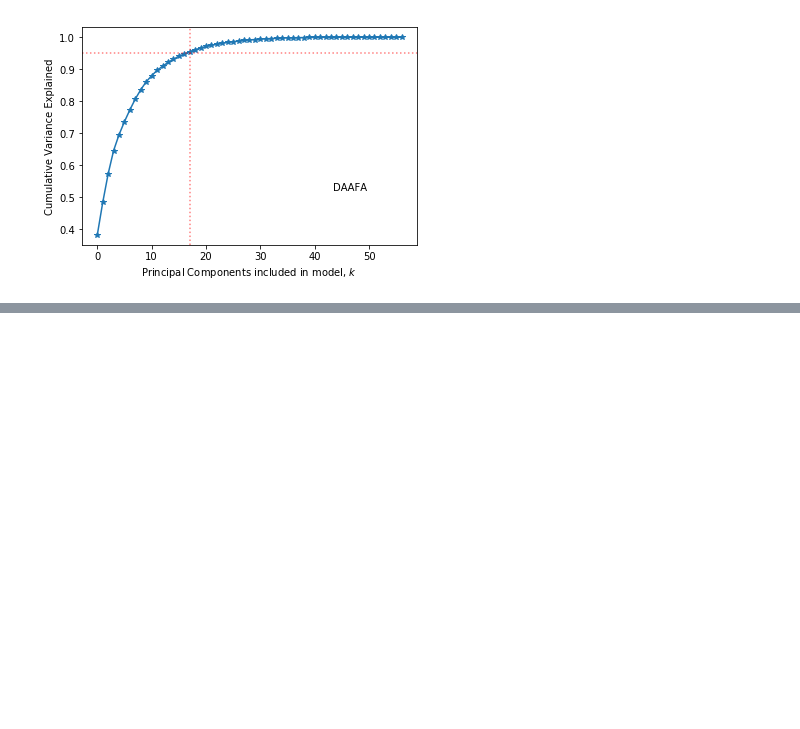
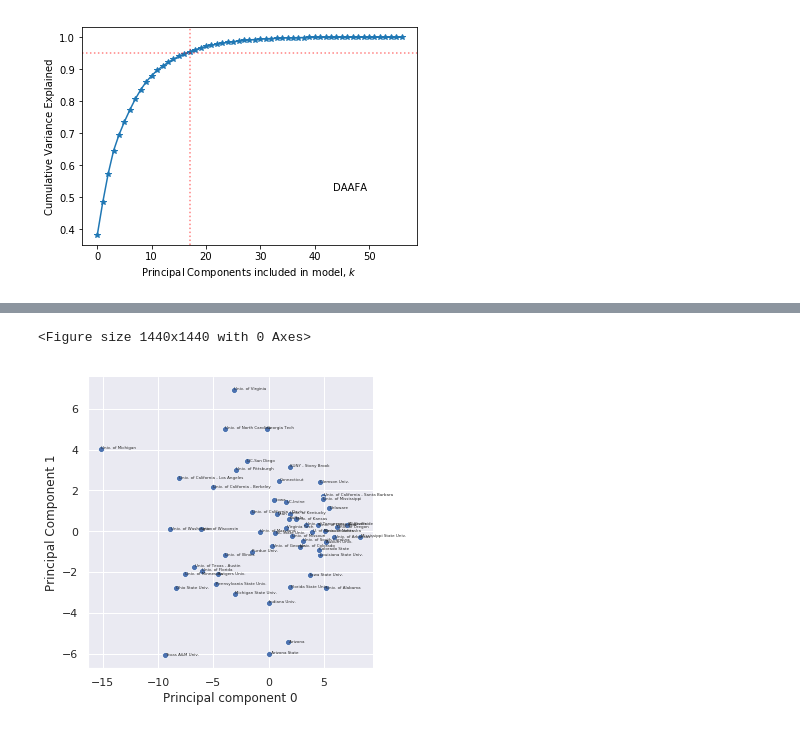
Before and after one commit to piovere/cs528p2, a Jupyter notebook: notebooks/03-jpowersl-PCA_on_data.ipynb, the cells around one changed output, grey strips where cells are left out. Drawn from its saved outputs; the diff is of its cells as text; code cells hidden in the pictures; blank space fills up the shorter version.

Commit message:
Scatter plot of first 2 PC's

```diff
--- a/notebooks/03-jpowersl-PCA_on_data.ipynb
+++ b/notebooks/03-jpowersl-PCA_on_data.ipynb
@@ -45,3 +50,5 @@ ax.annotate("DAAFA",
 # %% [output]
 Text(0.75, 0.25, 'DAAFA')
 [figure]
+# %%
+pca2 = PCA(variance=0.95).fit(df_numeric.values)
@@ -47,0 +66,2 @@ Text(0.75, 0.25, 'DAAFA')
+# %%
+xst = pca2.transform(df_numeric.values)
@@ -47,0 +76,3 @@ Text(0.75, 0.25, 'DAAFA')
+# %%
+df_pca = pd.DataFrame(xst)
+df_pca['School'] = df["Name"]
@@ -47,0 +88,17 @@ Text(0.75, 0.25, 'DAAFA')
+# %%
+# Code obtained from https://stackoverflow.com/questions/46027653/adding-labels-in-x-y-scatter-plot-with-seaborn
+def label_point(x, y, val, ax):
+    a = pd.concat({'x': x, 'y': y, 'val': val}, axis=1)
+    for i, point in a.iterrows():
+        ax.text(point['x']+.02, point['y'], str(point['val']), fontdict={'size': 4})
+# %%
+f = plt.figure(figsize=(20,20))
+with sns.axes_style("darkgrid"):
+    ax = sns.relplot(x=0, y=1, data=df_pca)
+    ax.set_xlabels("Principal component 0")
+    ax.set_ylabels("Principal Component 1")
+    label_point(df_pca[0], df_pca[1], df_pca.School, plt.gca())
+plt.savefig("test.png", dpi=300)
+# %% [output]
+<Figure size 1440x1440 with 0 Axes>
+[figure, added]
```
Also changed, not shown: parts of 8 cells of this notebook, 3 other files.
